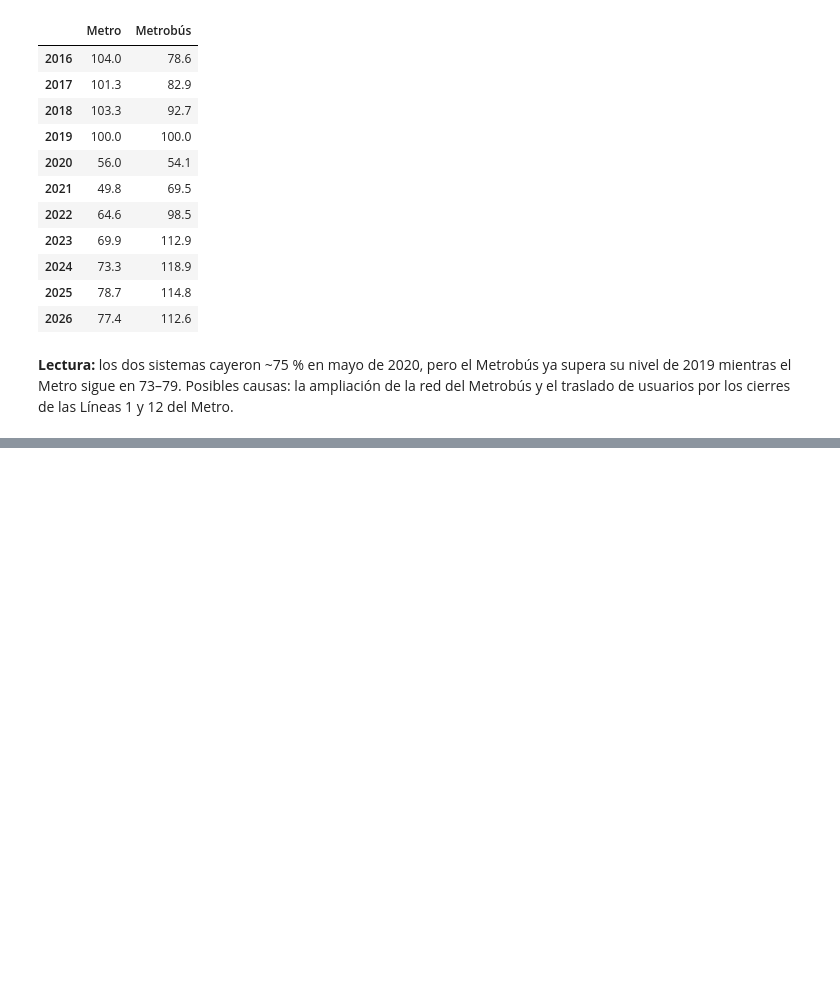
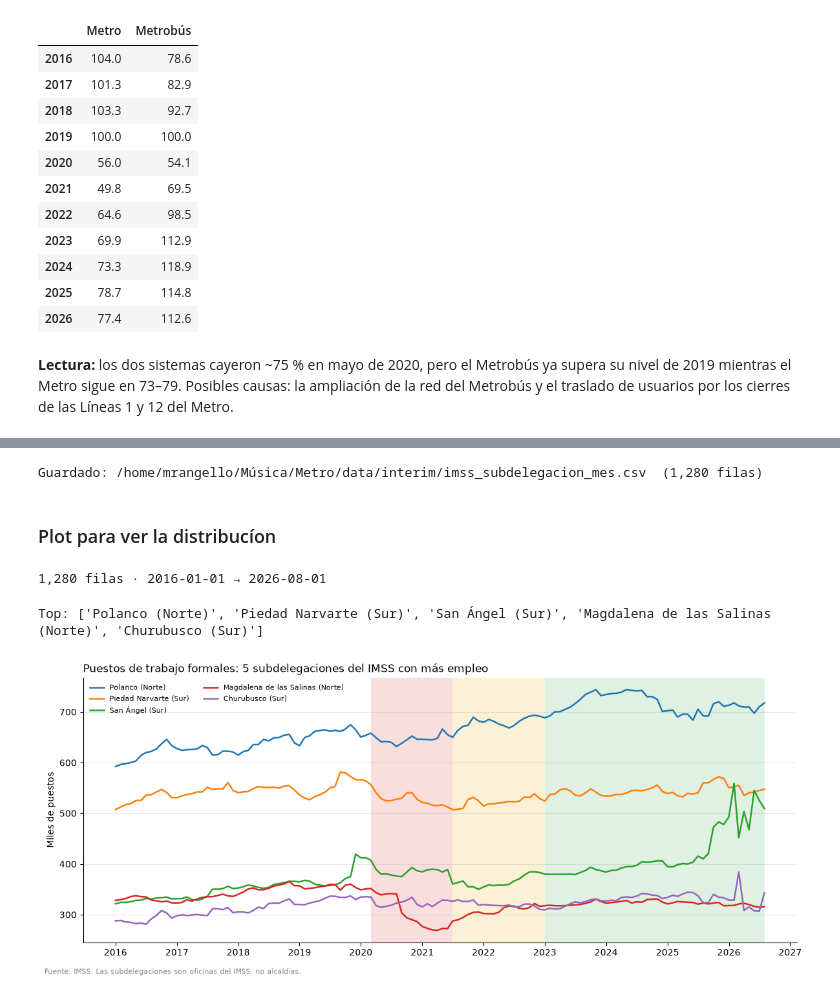
Before and after one commit to Angel788/Analisis-pandemia-covid-19, a Jupyter notebook: notebooks/01_limpieza_datasets.ipynb, the cells around one changed output, grey strips where cells are left out. Drawn from its saved outputs; the diff is of its cells as text; code cells hidden in the pictures; blank space fills up the shorter version.

```diff
--- a/notebooks/01_limpieza_datasets.ipynb
+++ b/notebooks/01_limpieza_datasets.ipynb
@@ -388,0 +625,72 @@ pd.DataFrame({"Metro": idx_metro.groupby(idx_metro.index.year).mean(),
+# %%
+  salida = INTERIM / "imss_subdelegacion_mes.csv"
+  imss.to_csv(salida, index=False, encoding="utf-8-sig",date_format="%d/%m/%Y")
+  print(f"Guardado: {salida}  ({len(imss):,} filas)")
+# %% [output]
+Guardado: /home/mrangello/Música/Metro/data/interim/imss_subdelegacion_mes.csv  (1,280 filas)
+# %% [markdown]
+### Plot para ver la distribucíon
+# %%
+  from pathlib import Path
+  import pandas as pd
+  import matplotlib.pyplot as plt
+  import matplotlib.dates as mdates
+
+  RAIZ = Path.cwd().parent if Path.cwd().name == "notebooks" else Path.cwd()
+  ENTRADA = RAIZ / "data" / "interim" / "imss_subdelegacion_mes.csv"
+  FIGURAS = RAIZ / "informe" / "figuras"
+
+  TOP_N = 5          # cuántas subdelegaciones graficar (hay 10)
+  GUARDAR = True     # False = solo mostrar, sin guardar PNG
+
+  PERIODOS = [("2020-03-01", "2021-06-30", "#f4b6b6", "Choque"),
+              ("2021-07-01", "2022-12-31", "#f9e0a8", "Transición"),
+              ("2023-01-01", "2026-12-31", "#b9e0c3", "Post-pandemia")]
+  RANGOS = {"uma_hasta_2": ("Hasta 2 UMA", "#d73027"),
+            "uma_de_2_a_5": ("De 2 a 5 UMA", "#fdae61"),
+            "uma_mas_de_5": ("Más de 5 UMA", "#4575b4"),
+            "uma_sin_dato": ("Sin dato", "#bdbdbd")}
+
+  imss = pd.read_csv(ENTRADA, dtype={"cve_delegacion": str, "cve_subdelegacion": str})
+  imss["fecha"] = pd.to_datetime(imss["fecha"], format="%d/%m/%Y")     # guardaste la fecha como dd/mm/aaaa
+  imss["delegacion"] = imss["delegacion"].str.strip()                   # quita el espacio del final
+  zona = imss["delegacion"].str.replace("Ciudad de México ", "", regex=False)
+  imss["nombre"] = imss["subdelegacion"].str.strip() + " (" + zona + ")"
+  imss = imss.sort_values("fecha")
+
+  print(f"{len(imss):,} filas · {imss.fecha.min().date()} → {imss.fecha.max().date()}")
+# %% [output]
+1,280 filas · 2016-01-01 → 2026-08-01
+# %%
+  def sombrear(ax, fin):
+      for inicio, final, color, _ in PERIODOS:
+          ax.axvspan(pd.Timestamp(inicio), min(pd.Timestamp(final), fin), color=color, alpha=.45, lw=0)
+
+  def estilo(ax, titulo, ylabel):
+      ax.set_title(titulo, loc="left", fontsize=12)
+      ax.set_ylabel(ylabel)
+      ax.xaxis.set_major_locator(mdates.YearLocator())
+      ax.xaxis.set_major_formatter(mdates.DateFormatter("%Y"))
+      ax.spines[["top", "right"]].set_visible(False)
+      ax.grid(axis="y", alpha=.3)
+# %%
+# las TOP_N con más puestos en 2019 (antes de la pandemia)
+top = (imss[imss.fecha.dt.year == 2019].groupby("nombre")["puestos"].mean()
+       .sort_values(ascending=False).head(TOP_N).index.tolist())
+print("Top:", top)
+
+fig, ax = plt.subplots(figsize=(12, 5))
+sombrear(ax, imss.fecha.max())
+for nombre in top:
+    s = imss[imss.nombre == nombre].set_index("fecha")["puestos"] / 1_000
+    ax.plot(s.index, s, lw=1.8, label=nombre)
+estilo(ax, f"Puestos de trabajo formales: {TOP_N} subdelegaciones del IMSS con más empleo", "Miles de puestos")
+ax.legend(frameon=False, fontsize=8, loc="upper left", ncols=2)
+fig.text(0.01, 0.01, "Fuente: IMSS. Las subdelegaciones son oficinas del IMSS, no alcaldías.", fontsize=8, color="grey")
+fig.tight_layout(rect=(0, 0.03, 1, 1))
+if GUARDAR:
+    fig.savefig(FIGURAS / "imss_top_subdelegaciones.png", dpi=160)
+plt.show()
+# %% [output]
+Top: ['Polanco (Norte)', 'Piedad Narvarte (Sur)', 'San Ángel (Sur)', 'Magdalena de las Salinas (Norte)', 'Churubusco (Sur)']
+[figure, added]
```
Also changed, not shown: parts of 115 cells of this notebook, 44 other files.
